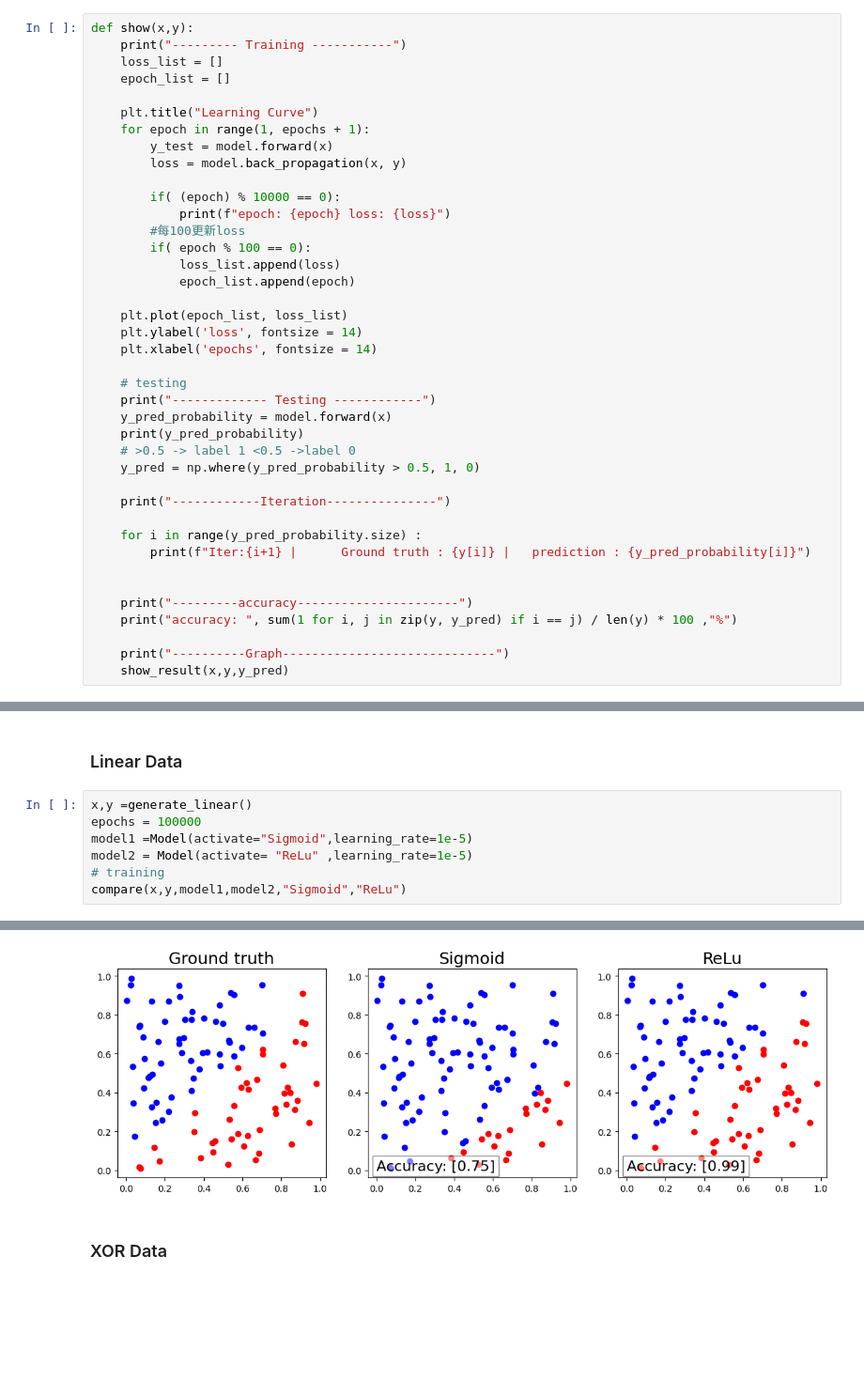
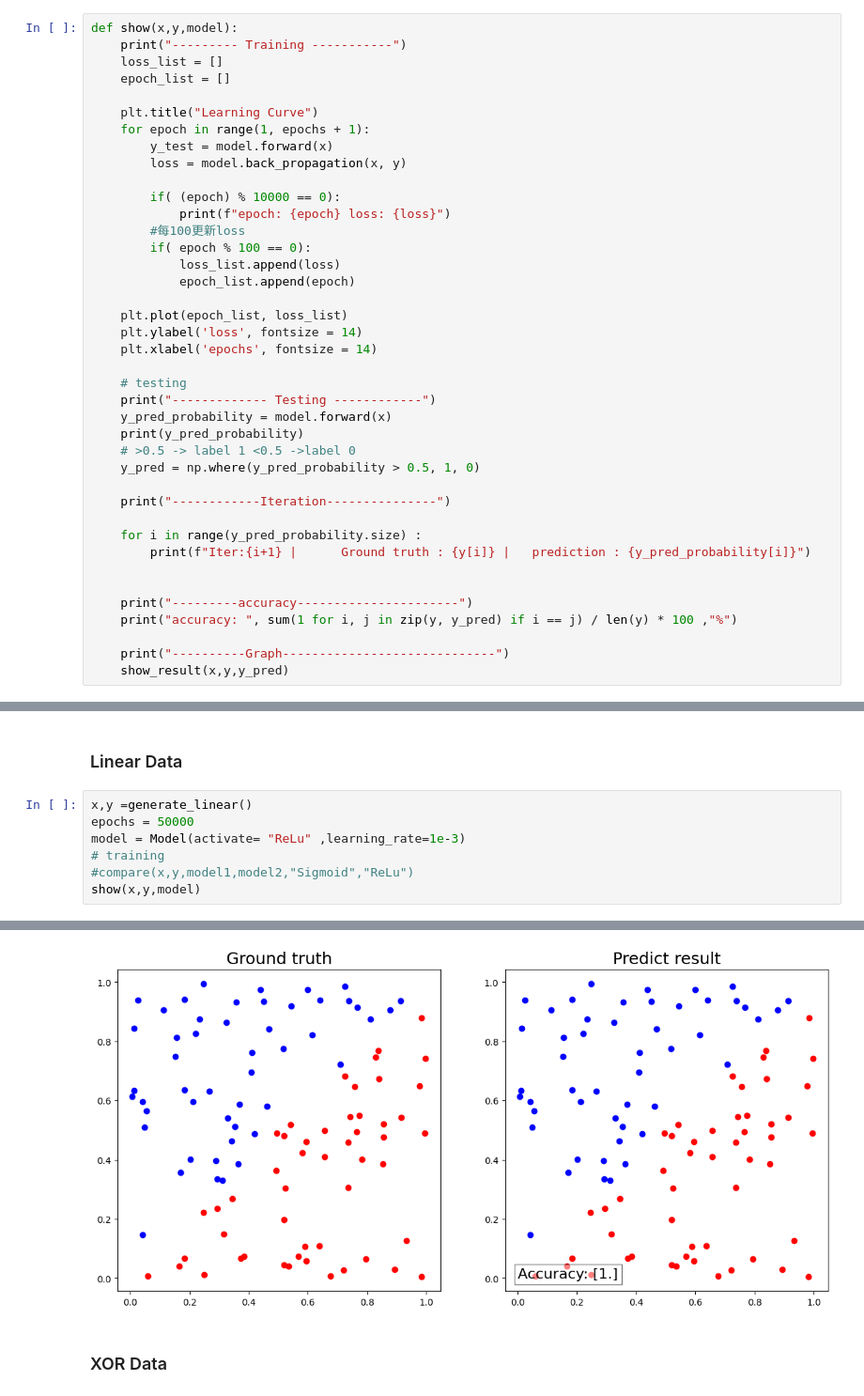
Before and after one commit to kent01287/2024_NYCU_DLP, a Jupyter notebook: Lab1/main.ipynb, the cells around one changed output, grey strips where cells are left out. Shown at 94% size. Drawn from its saved outputs; the diff is of its cells as text; blank space fills up the shorter version.

```diff
--- a/Lab1/main.ipynb
+++ b/Lab1/main.ipynb
@@ -124,7 +124,7 @@ def show_result_compare(x, y, predlr1_y,predlr2_y,label1,label2):
         else:
             plt.plot(x[i][0], x[i][1], 'bo')
 # %%
-def show(x,y):
+def show(x,y,model):
     print("--------- Training -----------")
     loss_list = []
     epoch_list = []
@@ -1176,9 +865,9 @@ accuracy:  61.904761904761905 %
 ### Linear Data
 # %%
 x,y =generate_linear()
-epochs = 100000
-model1 =Model(activate="Sigmoid",learning_rate=1e-5)
-model2 = Model(activate= "ReLu" ,learning_rate=1e-5)
+epochs = 50000
+model = Model(activate= "ReLu" ,learning_rate=1e-3)
 # training
-compare(x,y,model1,model2,"Sigmoid","ReLu")
+#compare(x,y,model1,model2,"Sigmoid","ReLu")
+show(x,y,model)
 # %% [output]
@@ -1203,4 +892,4 @@ accuracy:  99.0 %
-[figure, old version]
+[figure, new version]
 # %% [markdown]
 ### XOR Data
 # %%
```
Also changed, not shown: parts of 23 cells of this notebook.
